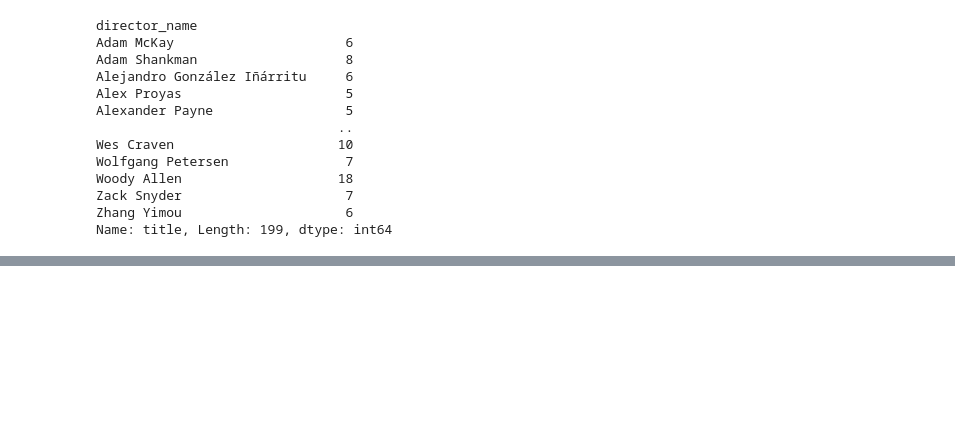
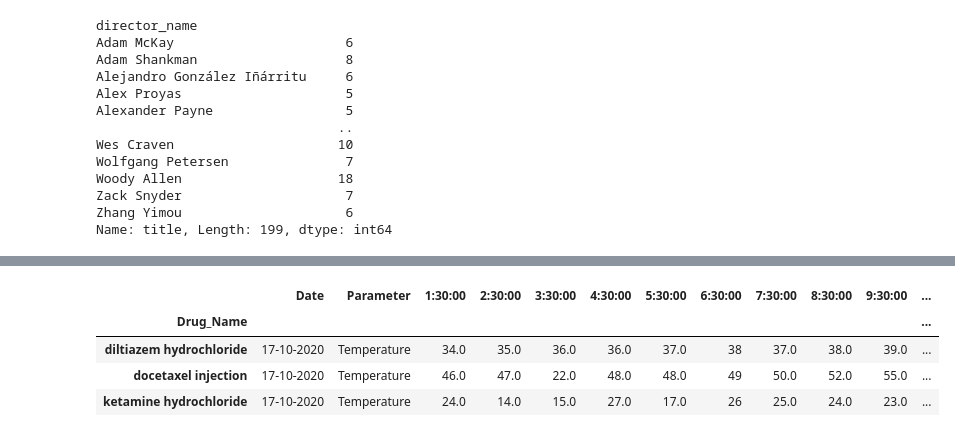
Before and after one commit to jeeet0700/Pandas, a Jupyter notebook: Pandas final cut.ipynb, the cells around one changed output, grey strips where cells are left out. Saved outputs shown, nothing was run; the diff lists cells and outputs as text; code cells hidden in the pictures; blank space fills up the shorter version.

```diff
--- a/Pandas final cut.ipynb
+++ b/Pandas final cut.ipynb
@@ -2602,0 +2701,8 @@ df_pivot
+# %%
+df.groupby(["Drug_Name"]).max()
+# %% [output]
+|  | Date | Parameter | 1:30:00 | 2:30:00 | 3:30:00 | 4:30:00 | 5:30:00 | 6:30:00 | 7:30:00 | 8:30:00 | 9:30:00 | ... |
+| Drug_Name |  |  |  |  |  |  |  |  |  |  |  | ... |
+| diltiazem hydrochloride | 17-10-2020 | Temperature | 34.0 | 35.0 | 36.0 | 36.0 | 37.0 | 38 | 37.0 | 38.0 | 39.0 | ... |
+| docetaxel injection | 17-10-2020 | Temperature | 46.0 | 47.0 | 22.0 | 48.0 | 48.0 | 49 | 50.0 | 52.0 | 55.0 | ... |
+| ketamine hydrochloride | 17-10-2020 | Temperature | 24.0 | 14.0 | 15.0 | 27.0 | 17.0 | 26 | 25.0 | 24.0 | 23.0 | ... |
```
Also changed, not shown: parts of 109 cells of this notebook.
